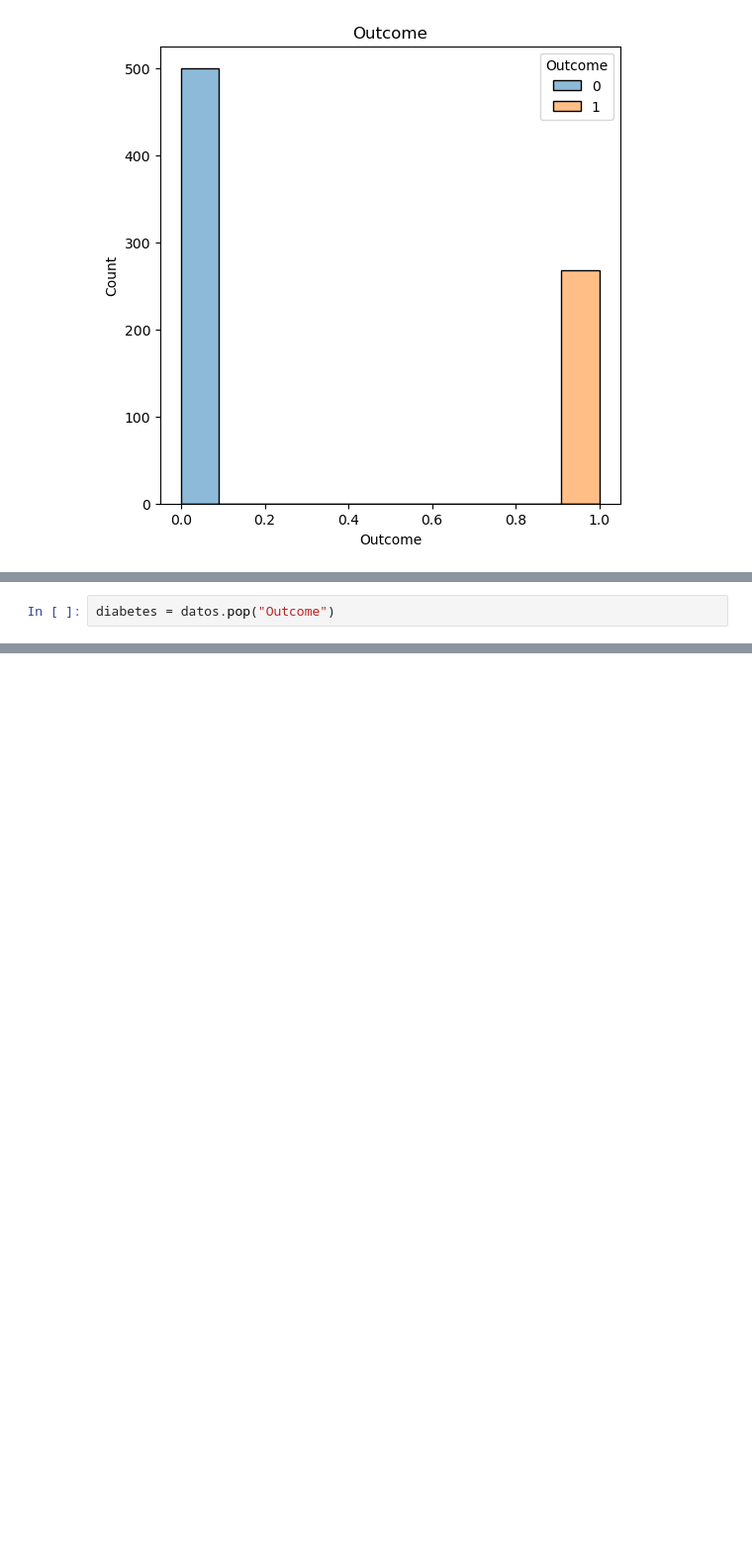
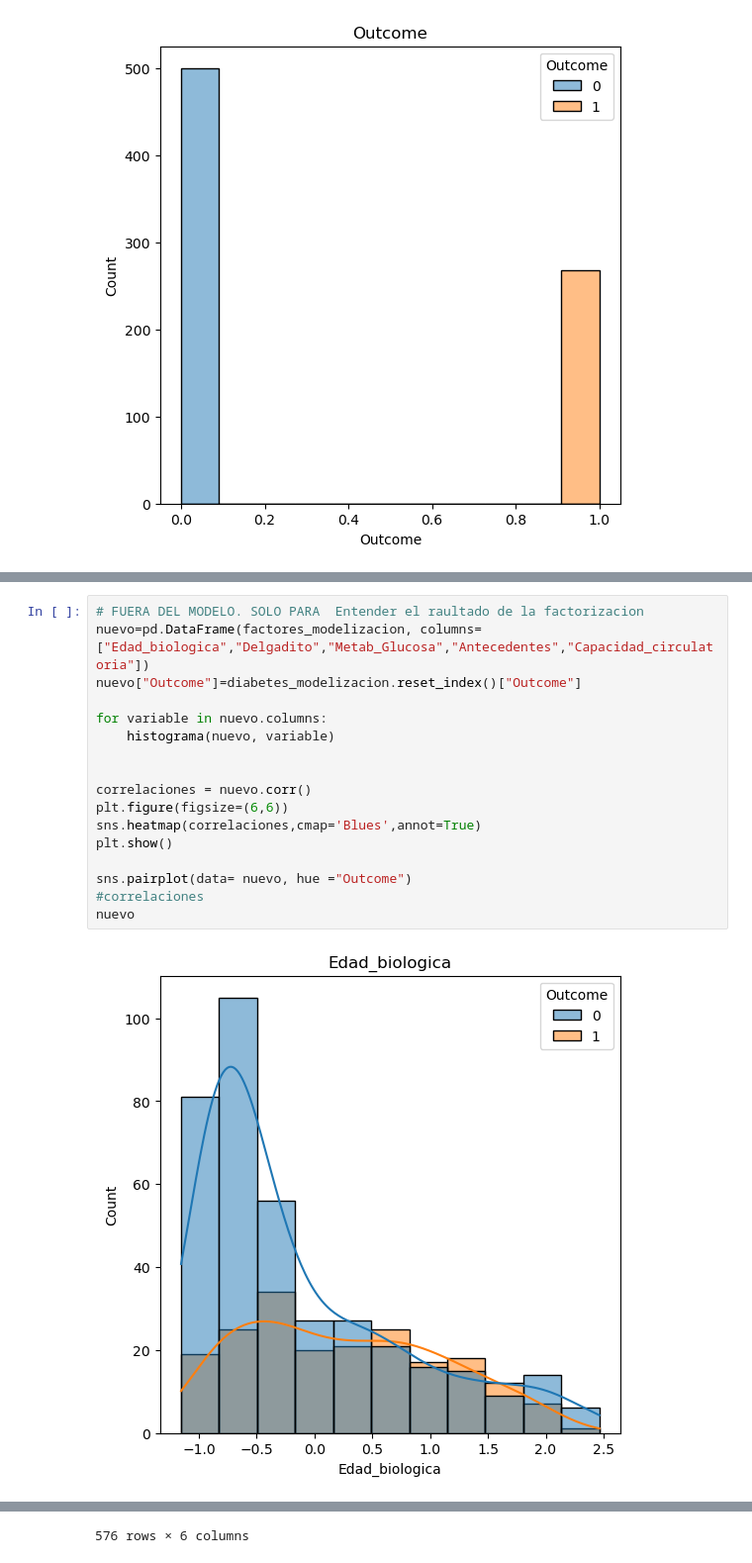
Before and after one commit to IvanciniGT/pythonAnalisisDatos, a Jupyter notebook: 3-Diabetes-Facctorial.ipynb, the cells around one changed output, grey strips where cells are left out. Shown at 99% size. Drawn from its saved outputs; the diff is of its cells as text; blank space fills up the shorter version.

```diff
--- a/3-Diabetes-Facctorial.ipynb
+++ b/3-Diabetes-Facctorial.ipynb
@@ -122,2 +122,0 @@ sns.pairplot(data= datos, hue ="Outcome")
-# %%
-diabetes = datos.pop("Outcome")
@@ -149,0 +306,19 @@ Pregnancies	Glucose	BloodPressure	SkinThickness	Insulin	BMI	DiabetesPedigreeFunc
+# %%
+# FUERA DEL MODELO. SOLO PARA  Entender el raultado de la factorizacion
+nuevo=pd.DataFrame(factores_modelizacion, columns=["Edad_biologica","Delgadito","Metab_Glucosa","Antecedentes","Capacidad_circulatoria"])
+nuevo["Outcome"]=diabetes_modelizacion.reset_index()["Outcome"]
+
+for variable in nuevo.columns:
+    histograma(nuevo, variable)
+
+
+correlaciones = nuevo.corr()
+plt.figure(figsize=(6,6))
+sns.heatmap(correlaciones,cmap='Blues',annot=True)
+plt.show()
+
+sns.pairplot(data= nuevo, hue ="Outcome")
+#correlaciones
+nuevo
+# %% [output]
+[figure, added]
@@ -149,0 +343 @@ Pregnancies	Glucose	BloodPressure	SkinThickness	Insulin	BMI	DiabetesPedigreeFunc
+576 rows × 6 columns
```
Also changed, not shown: parts of 15 cells of this notebook, 3 other files.
